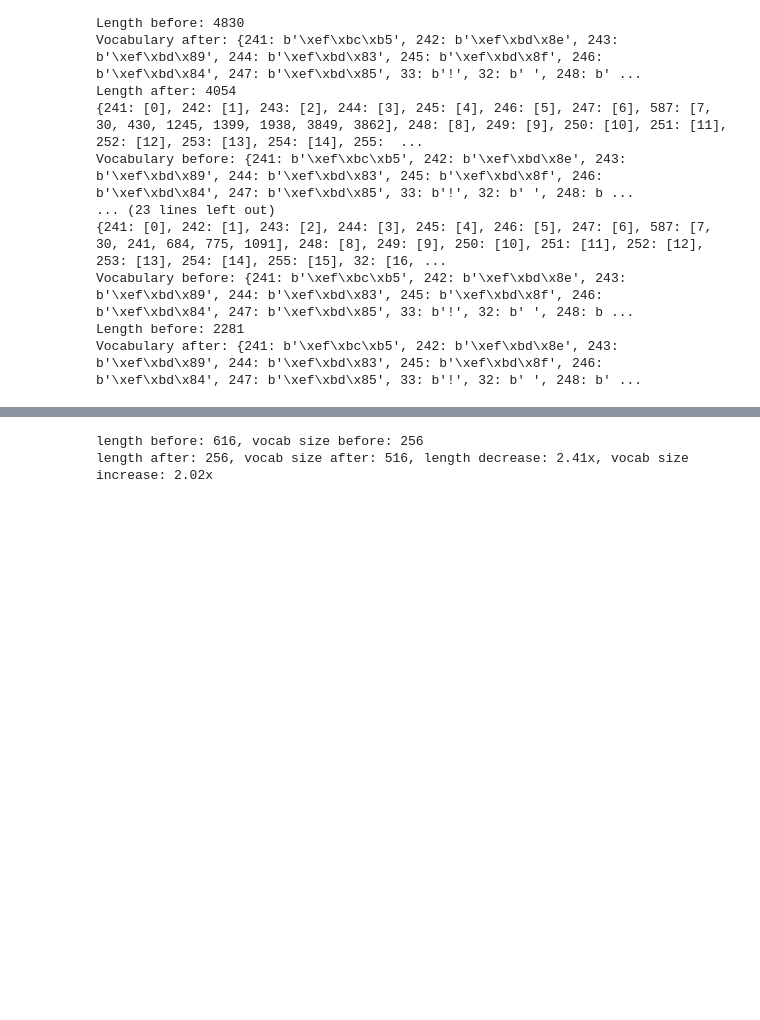
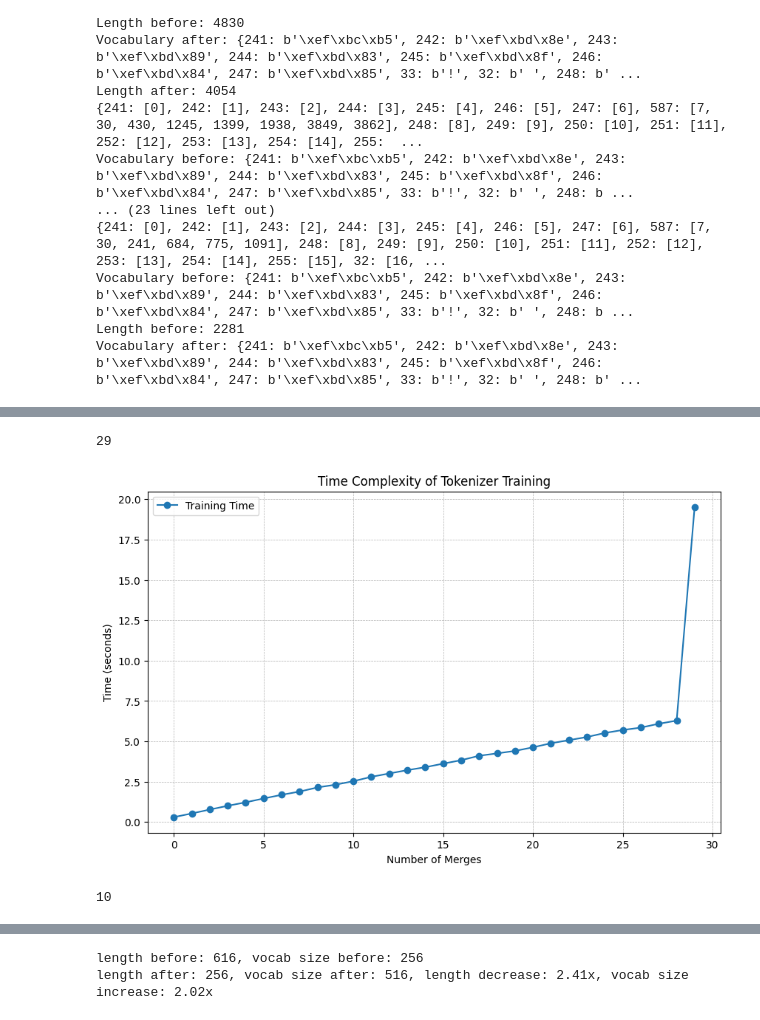
Before and after one commit to Fraimy1/GPT4TokenizerFromScratch_minBPE, a Jupyter notebook: src/Tokenization.ipynb, the cells around one changed output, grey strips where cells are left out. Cells and saved outputs as stored; diff of their text form; code cells hidden in the pictures; blank space fills up the shorter version.

```diff
--- a/src/Tokenization.ipynb
+++ b/src/Tokenization.ipynb
@@ -525,0 +533,11 @@ tokenizer.merge(pair)
+# %%
+import time
+import matplotlib.pyplot as plt
+text = open('data/TinyShakespeare.txt').read()
+times = []
+for i in range(1, 50):
+    time_start = time.time()
+    test_tokenizer = Tokenizer(1)
+    test_tokenizer.train(text, merges=i)
+    time_end = time.time()
+    times.append(time_end-time_start)
@@ -525,0 +551,24 @@ tokenizer.merge(pair)
+# %%
+len(times)
+# %% [output]
+29
+# %%
+import matplotlib.pyplot as plt
+
+merges = list(range(len(times)))
+
+# Plotting the graph
+plt.figure(figsize=(10, 6))
+plt.plot(merges, times, marker='o', linestyle='-', label='Training Time')
+plt.title('Time Complexity of Tokenizer Training')
+plt.xlabel('Number of Merges')
+plt.ylabel('Time (seconds)')
+plt.grid(True, which='both', linestyle='--', linewidth=0.5)
+plt.legend()
+plt.show()
+# %% [output]
+[figure, added]
+# %%
+times.pop()
+# %% [output]
+10
```
Also changed, not shown: parts of 15 cells of this notebook, 2 other files.
